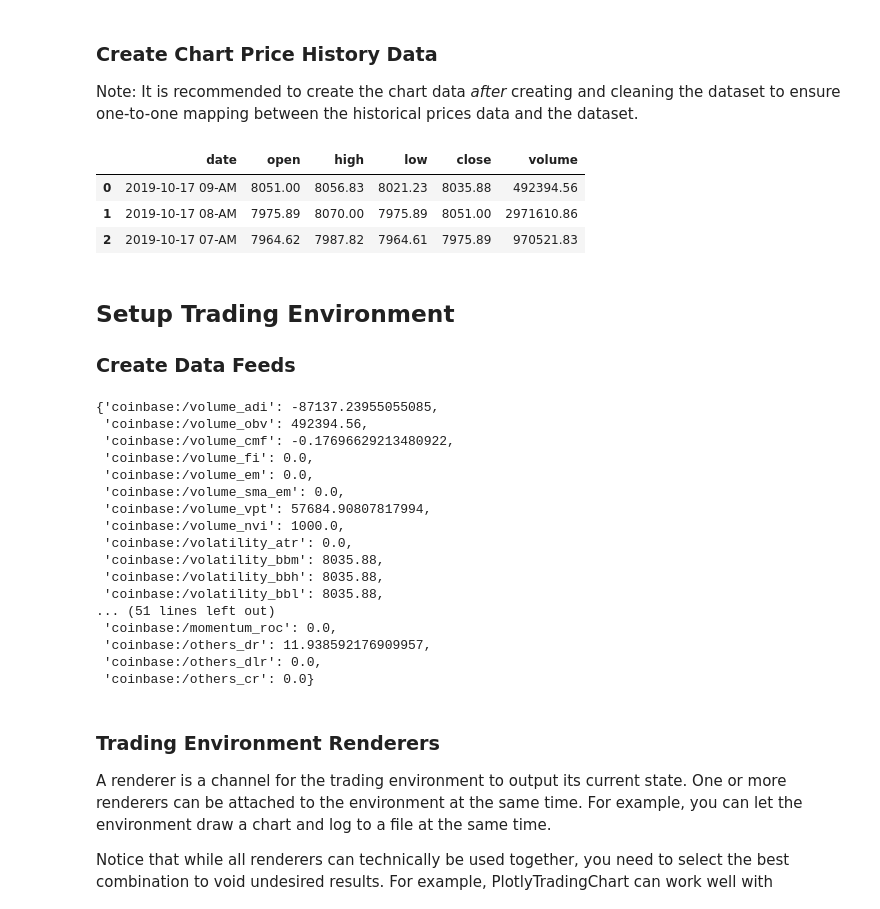
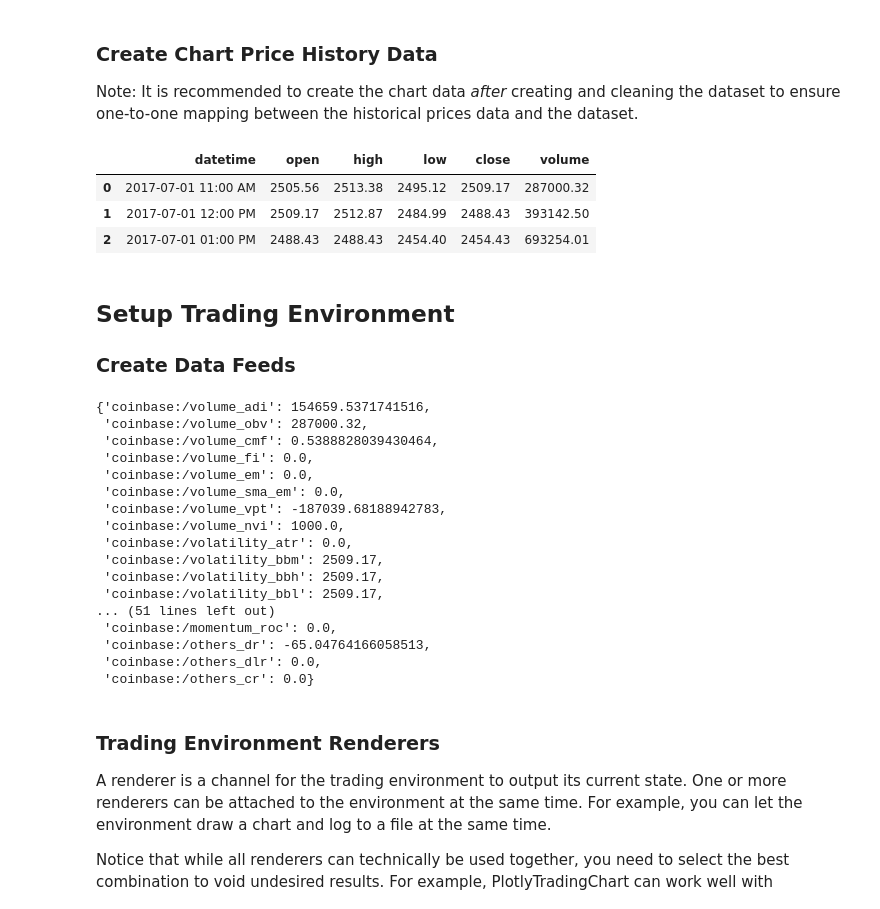
Before and after one commit to tensortrade-org/tensortrade, a Jupyter notebook: examples/chart_and_renderers.ipynb, the cells around one changed output. Drawn from its saved outputs; the diff is of its cells as text; code cells hidden in the pictures.

```diff
--- a/examples/chart_and_renderers.ipynb
+++ b/examples/chart_and_renderers.ipynb
@@ -5,10 +5,17 @@
-# %%
-import pandas as pd
-
-def load_csv(filename):
-    df = pd.read_csv('data/' + filename, skiprows=1)
-    df.drop(columns=['symbol', 'volume_btc'], inplace=True)
-    df.set_index("date", inplace=True)
-    return df
+# %%
+import pandas as pd
+
+def load_csv(filename):
+    df = pd.read_csv('data/' + filename, skiprows=1, parse_dates=['date'])
+    df.drop(columns=['symbol', 'volume_btc'], inplace=True)
+
+    # Fix timestamp form "2019-10-17 09-AM" to "2019-10-17 09-00-00 AM"
+    df['date'] = df['date'].str[:14] + '00-00 ' + df['date'].str[-2:]
+    df['date'] = pd.to_datetime(df['date']).dt.tz_localize(None)
+    df.sort_values(by='date', ascending=True, inplace=True)
+    df.reset_index(drop=True, inplace=True)
+    df['date'] = df['date'].dt.strftime('%Y-%m-%d %I:%M %p')  # the date format on the the buy/sell marks
+    df.rename(columns={'date': 'datetime'}, inplace=True)
+    return df
 # %%
 df = load_csv('Coinbase_BTCUSD_1h.csv')
@@ -40,16 +47,15 @@ dataset.head(3)
 ### Create Chart Price History Data
 Note: It is recommended to create the chart data *after* creating and cleaning the dataset to ensure one-to-one mapping between the historical prices data and the dataset.
 # %%
-price_history = dataset[['open', 'high', 'low', 'close', 'volume']]
-price_history.reset_index(inplace=True)  # the index will be used as the chart training steps
+price_history = dataset[['datetime', 'open', 'high', 'low', 'close', 'volume']]  # chart data
 display(price_history.head(3))
 
-dataset.drop(columns=['open', 'high', 'low', 'close', 'volume'], inplace=True)
+dataset.drop(columns=['datetime', 'open', 'high', 'low', 'close', 'volume'], inplace=True)
 # %% [output]
-|  | date | open | high | low | close | volume |
-| 0 | 2019-10-17 09-AM | 8051.00 | 8056.83 | 8021.23 | 8035.88 | 492394.56 |
-| 1 | 2019-10-17 08-AM | 7975.89 | 8070.00 | 7975.89 | 8051.00 | 2971610.86 |
-| 2 | 2019-10-17 07-AM | 7964.62 | 7987.82 | 7964.61 | 7975.89 | 970521.83 |
+|  | datetime | open | high | low | close | volume |
+| 0 | 2017-07-01 11:00 AM | 2505.56 | 2513.38 | 2495.12 | 2509.17 | 287000.32 |
+| 1 | 2017-07-01 12:00 PM | 2509.17 | 2512.87 | 2484.99 | 2488.43 | 393142.50 |
+| 2 | 2017-07-01 01:00 PM | 2488.43 | 2488.43 | 2454.40 | 2454.43 | 693254.01 |
 # %% [markdown]
 ## Setup Trading Environment
 ### Create Data Feeds
@@ -73,23 +79,23 @@ with Module("coinbase") as coinbase_ns:
     nodes = [Stream(name, dataset[name].tolist()) for name in dataset.columns]
 
 feed = DataFeed([coinbase_ns])
-display(feed.next())
+feed.next()
 # %% [output]
-{'coinbase:/volume_adi': -87137.23955055085,
- 'coinbase:/volume_obv': 492394.56,
- 'coinbase:/volume_cmf': -0.17696629213480922,
+{'coinbase:/volume_adi': 154659.5371741516,
+ 'coinbase:/volume_obv': 287000.32,
+ 'coinbase:/volume_cmf': 0.5388828039430464,
  'coinbase:/volume_fi': 0.0,
  'coinbase:/volume_em': 0.0,
  'coinbase:/volume_sma_em': 0.0,
- 'coinbase:/volume_vpt': 57684.90807817994,
+ 'coinbase:/volume_vpt': -187039.68188942783,
  'coinbase:/volume_nvi': 1000.0,
  'coinbase:/volatility_atr': 0.0,
- 'coinbase:/volatility_bbm': 8035.88,
- 'coinbase:/volatility_bbh': 8035.88,
- 'coinbase:/volatility_bbl': 8035.88,
+ 'coinbase:/volatility_bbm': 2509.17,
+ 'coinbase:/volatility_bbh': 2509.17,
+ 'coinbase:/volatility_bbl': 2509.17,
 ... (51 lines left out)
  'coinbase:/momentum_roc': 0.0,
- 'coinbase:/others_dr': 11.938592176909957,
+ 'coinbase:/others_dr': -65.04764166058513,
  'coinbase:/others_dlr': 0.0,
  'coinbase:/others_cr': 0.0}
 # %% [markdown]
```
Also changed, not shown: parts of 8 cells of this notebook, 6 other files.
